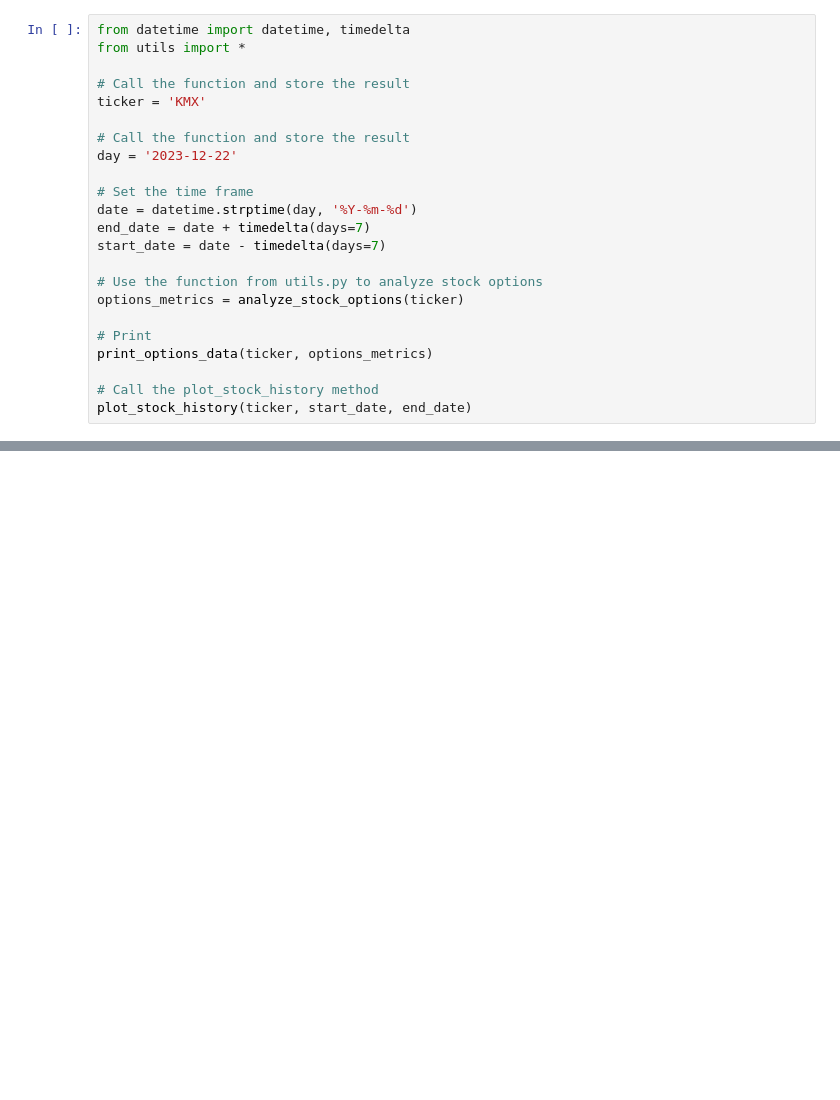
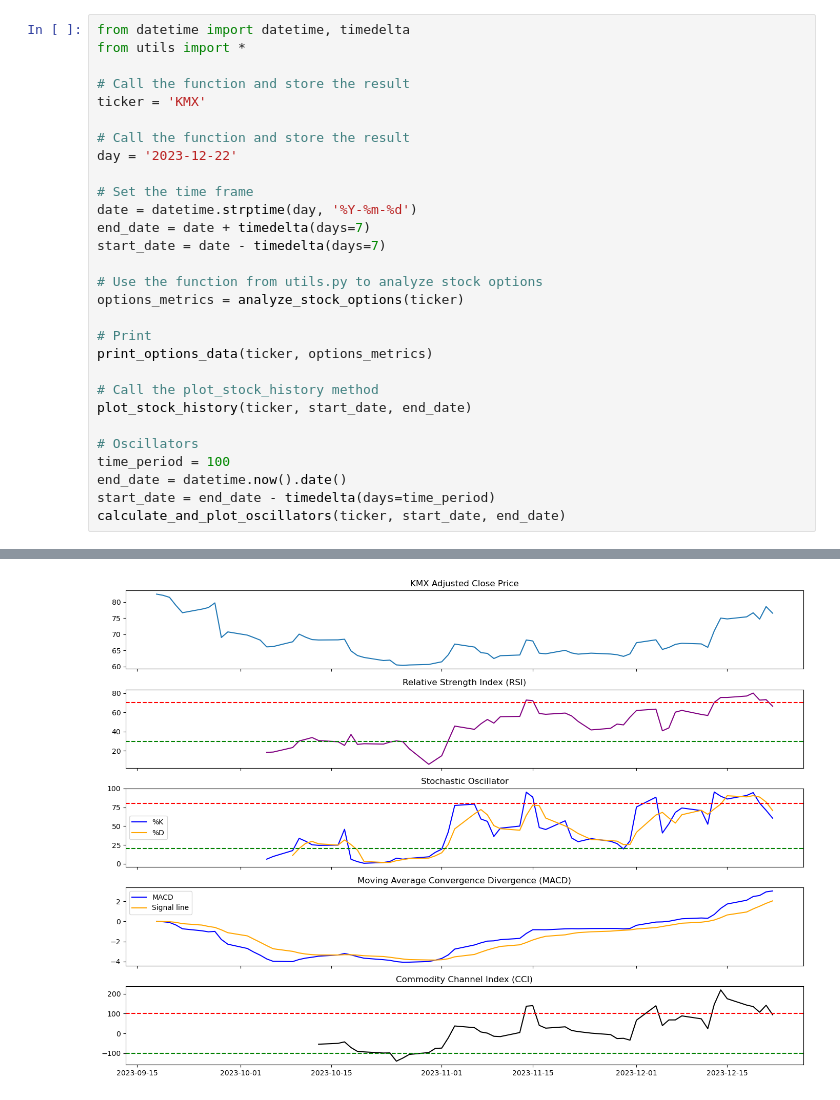
Before and after one commit to SaumikDana/Machine_Learning_Trading, a Jupyter notebook: data/specific_stock_analysis.ipynb, the cells around one changed output, grey strips where cells are left out. Cells and saved outputs as stored; diff of their text form; blank space fills up the shorter version.

```diff
--- a/data/specific_stock_analysis.ipynb
+++ b/data/specific_stock_analysis.ipynb
@@ -8,30 +8,37 @@ ticker = 'KMX'
 # Call the function and store the result
 day = '2023-12-22'
 
 # Set the time frame
 date = datetime.strptime(day, '%Y-%m-%d')
 end_date = date + timedelta(days=7)
 start_date = date - timedelta(days=7)
 
 # Use the function from utils.py to analyze stock options
 options_metrics = analyze_stock_options(ticker)
 
 # Print
 print_options_data(ticker, options_metrics)
 
 # Call the plot_stock_history method
 plot_stock_history(ticker, start_date, end_date)
+
+# Oscillators
+time_period = 100
+end_date = datetime.now().date()
+start_date = end_date - timedelta(days=time_period)
+calculate_and_plot_oscillators(ticker, start_date, end_date)
 # %% [output]
 ===========================================
 Options data for KMX:
 Average IV for Calls: 0.4884066500375342
 Average IV for Puts: 0.5474772859456866
 Total Call Volume: 5788.0
 Total Call open interest: 51360.0
 Total Call engagement: 57148.0
 Total Put Volume: 8724.0
 Total Put open interest: 73149.0
 Total Put engagement: 81873.0
 Number of ITM Call Options: 154
 Number of ITM Put Options: 114
 [figure]
+[figure, added]
```
Also changed, not shown: 1 other file.
